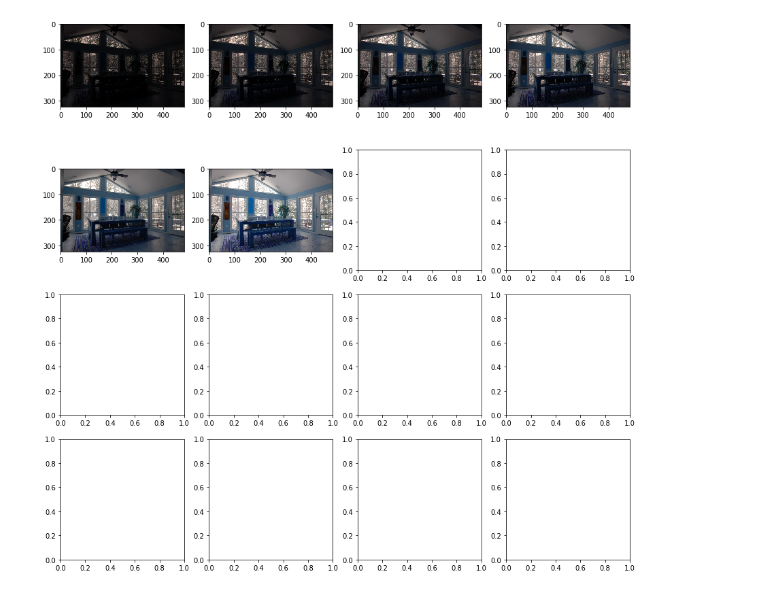
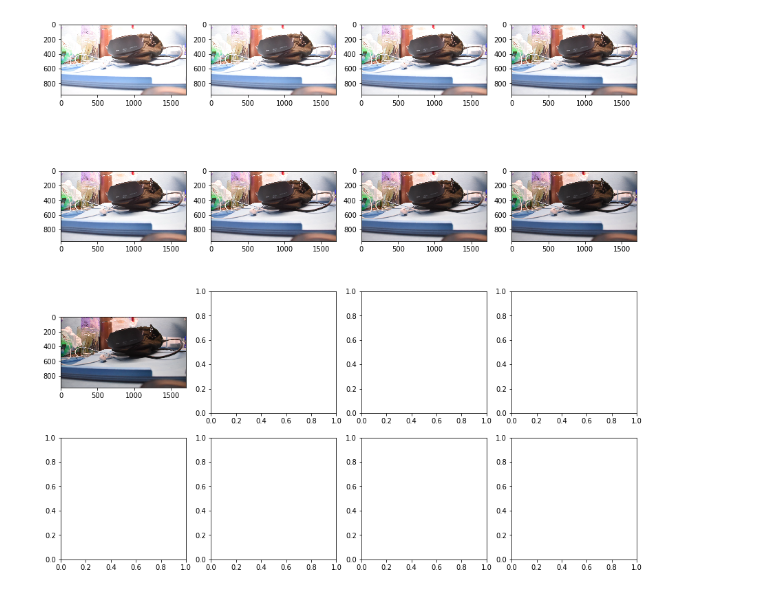
Before and after one commit to Nicetiesniceties/VFX, a Jupyter notebook: Hw1/myHDR.ipynb, the cells around one changed output. Drawn from its saved outputs; the diff is of its cells as text; code cells hidden in the pictures.

Commit message:
testing phtos from daniel

```diff
--- a/Hw1/myHDR.ipynb
+++ b/Hw1/myHDR.ipynb
@@ -161,18 +162,19 @@ def CreateHdrImage(images_rgb, MAX_intensity, shutter_times, WeightedIntensity,
 # %%
 if __name__ == "__main__":
-    images, images_rgb = readImages("testing_images/living_room_images")
+    images, images_rgb = readImages("testing_images/daniel_test")
     show_images(images)
-    living_room_times = np.array([1/160, 1/125, 1/80, 1/60, 1/40, 1/15], dtype = float)
 
+    test_times = np.array([60, 80, 100, 125, 160, 200, 250, 320, 400, 500, 800, 1250, 2000, 3200], dtype = float)
+    test_times = test_times[::-1]
     result_image, RadianceMap = CreateHdrImage(
                                    images_rgb,
                                    MAX_intensity = 255,
-                                   shutter_times = living_room_times,
+                                   shutter_times = test_times[-10: -1],
                                    WeightedIntensity = intensity_weighting,
                                    ToneMappingFunction = gammaToneMapping,
-                                   RadMap = RadianceMap
+                                   RadMap = []
                                 )
 
     cv2.imwrite("result_images/test.png", result_image)
 # %% [output]
-[figure, old version]
+[figure, new version]
```
Also changed, not shown: parts of 2 cells of this notebook, 16 other files.
